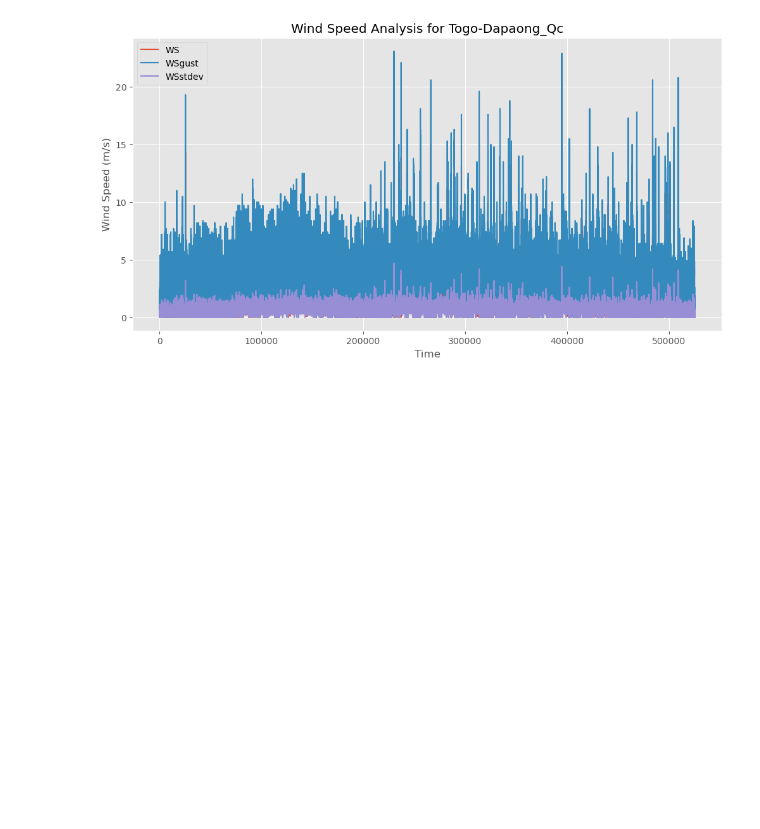
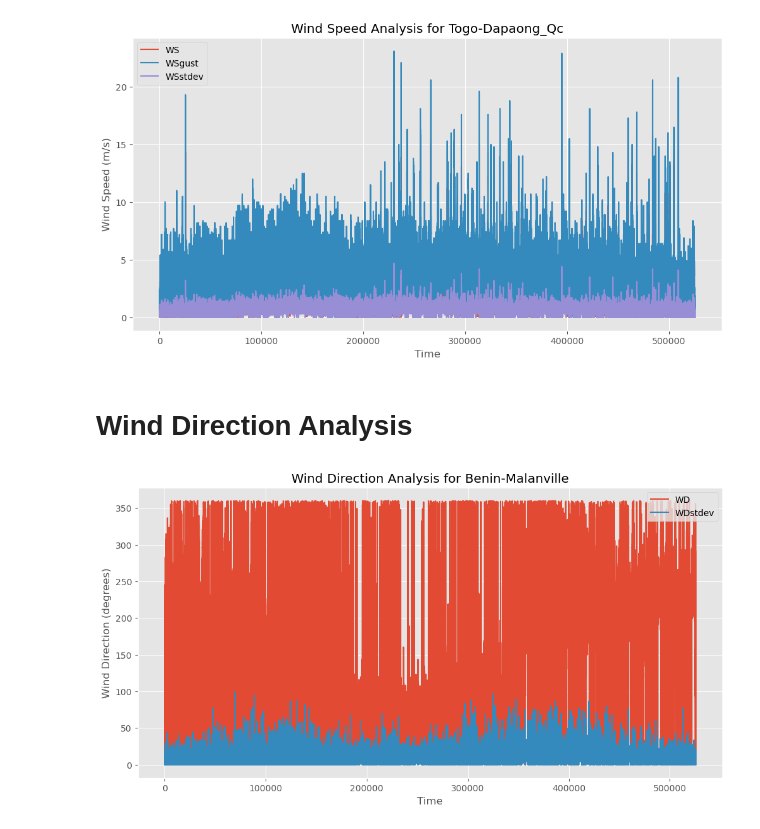
Before and after one commit to nebiyu-ethio/SolarData-Analysis, a Jupyter notebook: notebooks/EDA.ipynb, the cells around one changed output. Drawn from its saved outputs; the diff is of its cells as text; code cells hidden in the pictures; blank space fills up the shorter version.

Commit message:
Wind Direction Analysis

```diff
--- a/notebooks/EDA.ipynb
+++ b/notebooks/EDA.ipynb
@@ -552,3 +552,13 @@ plt.ylabel('Wind Speed (m/s)')
 plt.show()
 # %% [output]
 [figure]
+# %% [markdown]
+# Wind Direction Analysis
+# %%
+df[['WD', 'WDstdev']].plot(figsize=(12, 6))
+plt.title('Wind Direction Analysis for Benin-Malanville')
+plt.xlabel('Time')
+plt.ylabel('Wind Direction (degrees)')
+plt.show()
+# %% [output]
+[figure, added]
```
Also changed, not shown: parts of 2 cells of this notebook.
